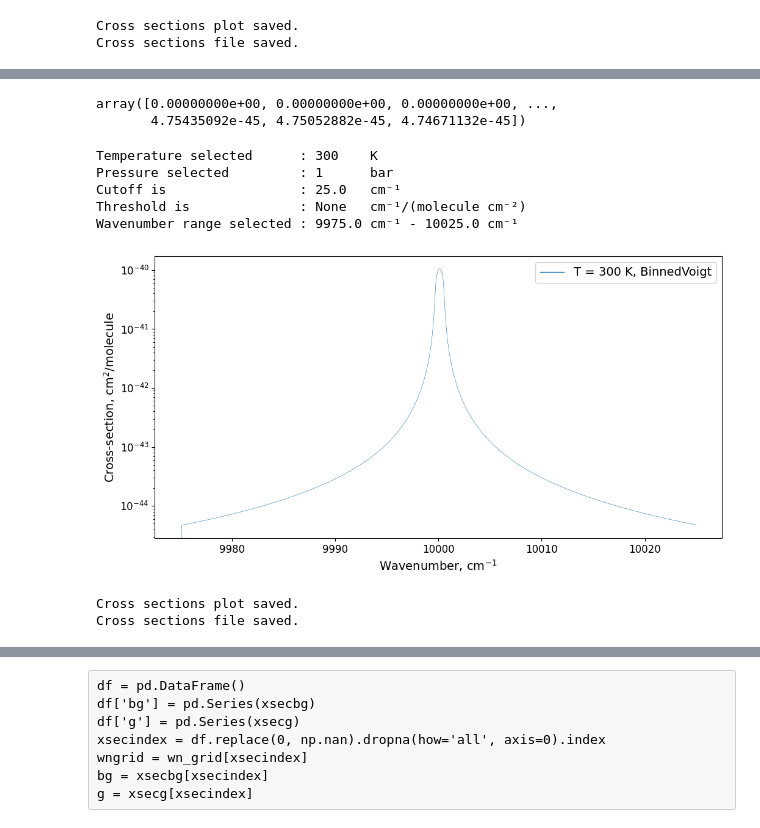
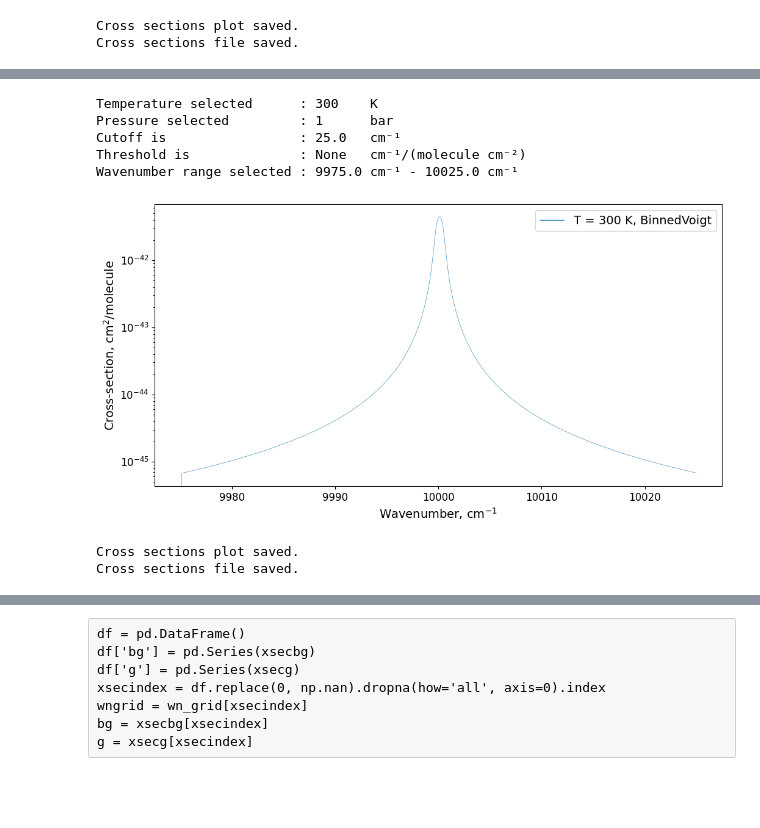
Before and after one commit to Beryl-Jingxin/PyExoCross-ing, a Jupyter notebook: pyexocross.ipynb, the cells around one changed output, grey strips where cells are left out. Cells and saved outputs as stored; diff of their text form; code cells hidden in the pictures; blank space fills up the shorter version.

```diff
--- a/pyexocross.ipynb
+++ b/pyexocross.ipynb
@@ -2135,4 +2068,0 @@ array([1.00255907, 1.00255892, 1.00255882, 1.00255875, 1.0025587 ,
-# %%
-dvxsigma=dv-x*sigma
-lorenz=(np.arctan((dvxsigma+binSizeHalf)/gamma)-np.arctan((dvxsigma-binSizeHalf)/gamma))/PI
-lorenz
@@ -2153,6 +2068,0 @@ array([[5.25444707e-07, 5.23038980e-07, 5.21029309e-07, ...,
-# %%
-aa = []
-for i in range(start, end):
-    idx = i-start
-    a = np.sum(weights*bnormq*lorenz[idx])*coef
-    aa.append(a)
@@ -2257,13 +2180,11 @@ Cross sections file saved.
 # %%
-def cross_section_BinnedVoigt(wn_grid, v, sigma, gamma, coef, cutoff, threshold):
+def cross_section_BinnedVoigt(wn_grid, v, alpha, gamma, coef, cutoff, threshold):
     '''
     Read ExoMol .states, .trans, .pf and .broad files as the input files.
     Return the wavennumbers and cross sections with binned Voigt profile.
 
     '''
     sigma = ne.evaluate('alpha/2/log(2)')
-    #sigma = alpha
-
     nquad = 20
     roots, weights= roots_hermite(nquad, mu=False)
     bnormq = []
@@ -2275,7 +2196,7 @@ def cross_section_BinnedVoigt(wn_grid, v, sigma, gamma, coef, cutoff, threshold)
         wngrid_end = wn_grid[end-1]
         for iquad in range(0, nquad):
             xi = roots[iquad]
-            bnormq.append(bnormq.append(BinnedVoigt_bnormq(wngrid_start, wngrid_end, v, sigma, gamma, xi)))
+            bnormq.append(BinnedVoigt_bnormq(wngrid_start, wngrid_end, v, sigma, gamma, xi))
         _xsec = np.zeros(shape=(end-start))
         for i in range(start,end):
             idx = i-start
@@ -2283,10 +2204,9 @@ def cross_section_BinnedVoigt(wn_grid, v, sigma, gamma, coef, cutoff, threshold)
             dv = ne.evaluate('wn_grid_i - v')
             for iquad in range(0, nquad):
                 xi = roots[iquad]
-                wi = weights[iquad]
-                bnormqi = bnormq[iquad]
-                BinnedVoigtProfile = BinnedVoigt_profile(dv, sigma, gamma, xi, wi, bnormqi)
-                _xsec[idx] = ne.evaluate('sum(_coef * BinnedVoigtProfile)')
+                lorenz.append(BinnedVoigt_lorenz(dv, sigma, gamma, xi))
+            BinnedVoigtProfile = BinnedVoigt_profile(weights, bnormq, lorenz)
+            _xsec[idx] = ne.evaluate('sum(_coef * BinnedVoigtProfile)')
     elif (cutoff == 'None') & (threshold != 'None'):
         filter = coef >= threshold
         _sigma = sigma[filter]
@@ -2299,7 +2219,7 @@ def cross_section_BinnedVoigt(wn_grid, v, sigma, gamma, coef, cutoff, threshold)
             wngrid_end = wn_grid[end-1]
             for iquad in range(0, nquad):
                 xi = roots[iquad]
-                bnormq.append(bnormq.append(BinnedVoigt_bnormq(wngrid_start, wngrid_end, v, _sigma, _gamma, xi)))
+                bnormq.append(BinnedVoigt_bnormq(wngrid_start, wngrid_end, v, sigma, gamma, xi))
             _xsec = np.zeros(shape=(end-start))
             for i in range(start,end):
                 idx = i-start
@@ -2307,10 +2227,10 @@ def cross_section_BinnedVoigt(wn_grid, v, sigma, gamma, coef, cutoff, threshold)
                 _dv = ne.evaluate('wn_grid_i - v')[filter]
                 for iquad in range(0, nquad):
                     xi = roots[iquad]
-                    wi = weights[iquad]
-                    bnormqi = bnormq[iquad][filter]
-                    BinnedVoigtProfile = BinnedVoigt_profile(_dv, _sigma, _gamma, xi, wi, bnormqi)
-                    _xsec[idx] = ne.evaluate('sum(_coef * BinnedVoigtProfile)')
+                    lorenz.append(BinnedVoigt_lorenz(_dv, _sigma, _gamma, xi))
+                bnormq = [bnormq[i][filter] for i in range(nquad)]
+                BinnedVoigtProfile = BinnedVoigt_profile(weights, bnormq, lorenz)
+                _xsec[idx] = ne.evaluate('sum(_coef * BinnedVoigtProfile)')
     elif (cutoff != 'None') & (threshold == 'None'):
         start = max(0,wn_grid.searchsorted(v.min()-cutoff)-1)
         end = min(wn_grid.searchsorted(v.max()+cutoff),len(wn_grid))
@@ -2345,7 +2265,7 @@ def cross_section_BinnedVoigt(wn_grid, v, sigma, gamma, coef, cutoff, threshold)
         wngrid_end = wn_grid[end-1]
         for iquad in range(0, nquad):
             xi = roots[iquad]
-            bnormq.append(bnormq.append(BinnedVoigt_bnormq(wngrid_start, wngrid_end, v, sigma, gamma, xi)))
+            bnormq.append(BinnedVoigt_bnormq(wngrid_start, wngrid_end, v, sigma, gamma, xi))
         _xsec = np.zeros(shape=(end-start))
         for i in range(start,end):
             idx = i-start
@@ -2360,10 +2280,10 @@ def cross_section_BinnedVoigt(wn_grid, v, sigma, gamma, coef, cutoff, threshold)
                 _coef = coef[filter]
                 for iquad in range(0, nquad):
                     xi = roots[iquad]
-                    wi = weights[iquad]
-                    bnormqi = bnormq[iquad][filter]
-                    BinnedVoigtProfile = BinnedVoigt_profile(_dv, _sigma, _gamma, xi, wi, bnormqi)
-                    _xsec[idx] = ne.evaluate('sum(_coef * BinnedVoigtProfile)')
+                    lorenz.append(BinnedVoigt_lorenz(_dv, _sigma, _gamma, xi))
+                bnormq = [bnormq[i][filter] for i in range(nquad)]
+                BinnedVoigtProfile = BinnedVoigt_profile(weights, bnormq, lorenz)
+                _xsec[idx] = ne.evaluate('sum(_coef * BinnedVoigtProfile)')
 
     xsec[start:end] += _xsec
     return (xsec)
@@ -2415,18 +2290,13 @@ array([0.00000000e+00, 0.00000000e+00, 0.00000000e+00, ...,
-# %%
-xsecbv
-# %% [output]
-array([0.00000000e+00, 0.00000000e+00, 0.00000000e+00, ...,
-       4.75435092e-45, 4.75052882e-45, 4.74671132e-45])
 # %%
-xsecbv = cross_section_BinnedVoigt(wn_grid, v, sigma, gamma, coef, cutoff, threshold)
+xsecbv = cross_section_BinnedVoigt(wn_grid, v, alpha, gamma, coef, cutoff, threshold)
 plot_xsec(wn_grid, xsecbv, database, 'BinnedVoigt')
 # %% [output]
 Temperature selected      : 300    K
 Pressure selected         : 1      bar
 Cutoff is                 : 25.0   cm⁻¹
 Threshold is              : None   cm⁻¹/(molecule cm⁻²)
 Wavenumber range selected : 9975.0 cm⁻¹ - 10025.0 cm⁻¹
-[figure, old version]
+[figure, new version]
 Cross sections plot saved.
 Cross sections file saved.
 # %%
```
Also changed, not shown: parts of 34 cells of this notebook, 3 other files.
